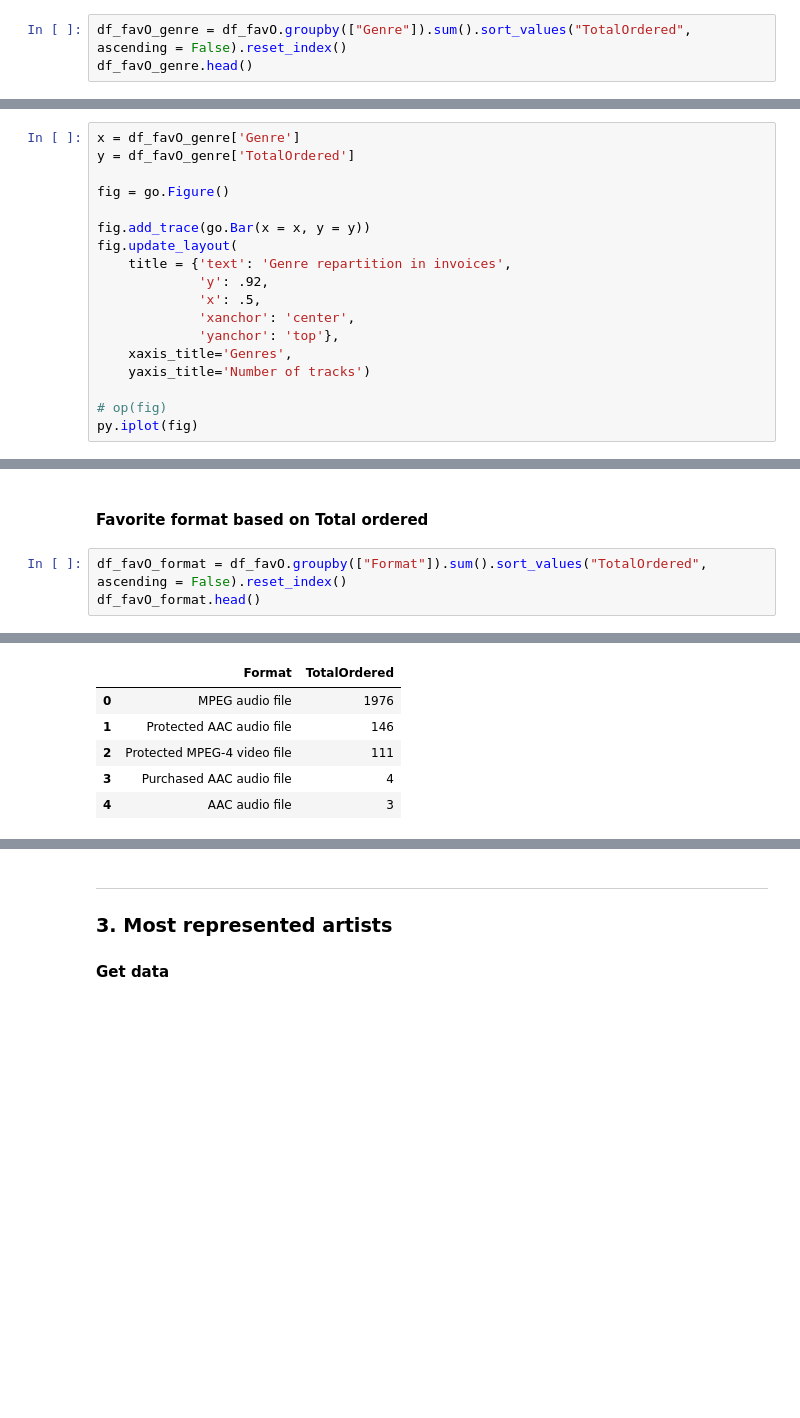
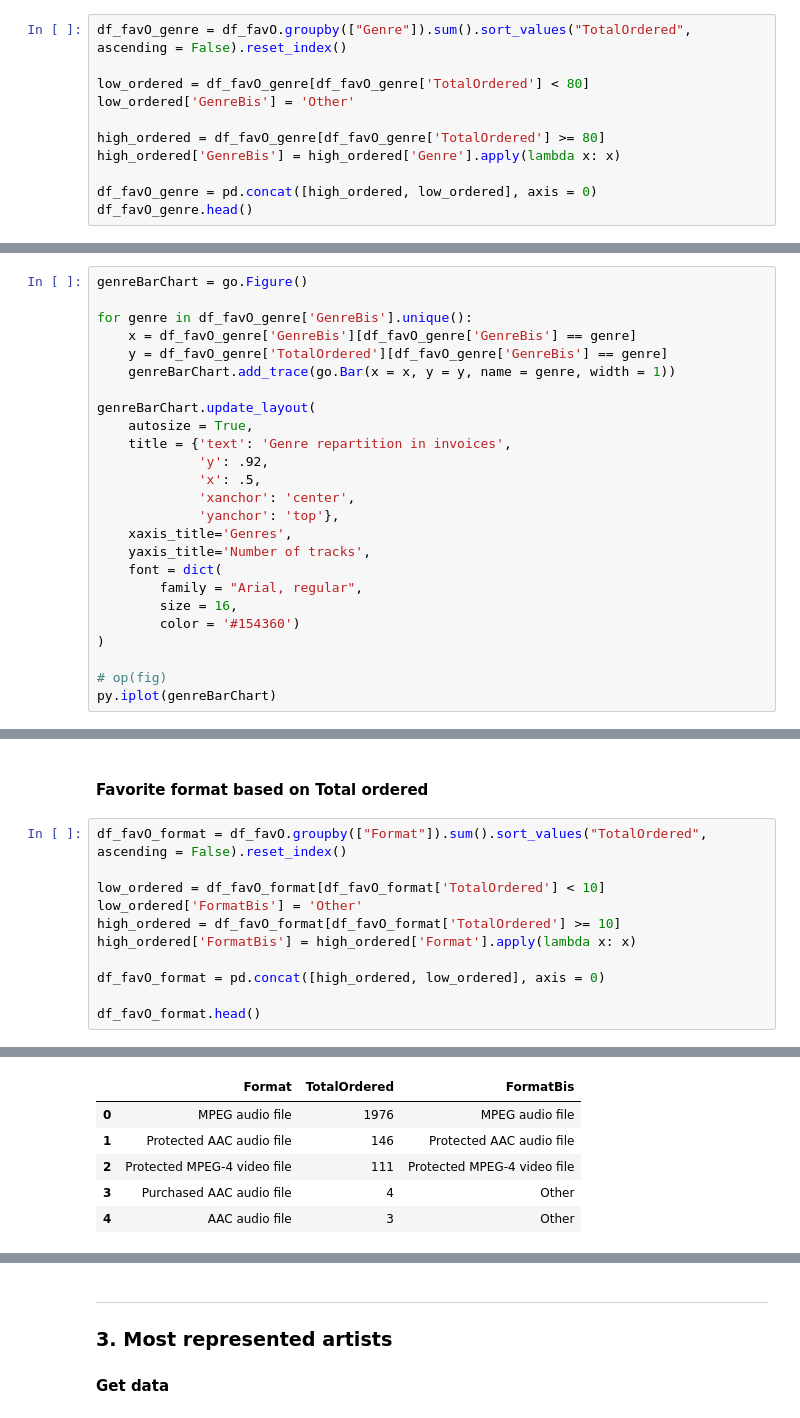
Before and after one commit to h4r1c0t/WildCodeSchool, a Jupyter notebook: Odyssey/Checkpoint/#4_Final/Sujet1/CP4_sujet1.ipynb, the cells around one changed output, grey strips where cells are left out. Drawn from its saved outputs; the diff is of its cells as text; blank space fills up the shorter version.

```diff
--- a/Odyssey/Checkpoint/#4_Final/Sujet1/CP4_sujet1.ipynb
+++ b/Odyssey/Checkpoint/#4_Final/Sujet1/CP4_sujet1.ipynb
@@ -365,5 +366,13 @@ df_favO = pd.read_sql(query, conn)
 #### Favorite **genre** based on Total ordered
 # %%
 df_favO_genre = df_favO.groupby(["Genre"]).sum().sort_values("TotalOrdered", ascending = False).reset_index()
+
+low_ordered = df_favO_genre[df_favO_genre['TotalOrdered'] < 80]
+low_ordered['GenreBis'] = 'Other'
+
+high_ordered = df_favO_genre[df_favO_genre['TotalOrdered'] >= 80]
+high_ordered['GenreBis'] = high_ordered['Genre'].apply(lambda x: x)
+
+df_favO_genre = pd.concat([high_ordered, low_ordered], axis = 0)
 df_favO_genre.head()
 # %% [output]
@@ -376,23 +396,30 @@ df_favO_genre.head()
 # %% [markdown]
 ##### BarChart
 # %%
-x = df_favO_genre['Genre']
-y = df_favO_genre['TotalOrdered']
+genreBarChart = go.Figure()
 
-fig = go.Figure()
+for genre in df_favO_genre['GenreBis'].unique():
+    x = df_favO_genre['GenreBis'][df_favO_genre['GenreBis'] == genre]
+    y = df_favO_genre['TotalOrdered'][df_favO_genre['GenreBis'] == genre]
+    genreBarChart.add_trace(go.Bar(x = x, y = y, name = genre, width = 1))
 
-fig.add_trace(go.Bar(x = x, y = y))
-fig.update_layout(
+genreBarChart.update_layout(
+    autosize = True,
     title = {'text': 'Genre repartition in invoices',
              'y': .92,
              'x': .5,
              'xanchor': 'center',
              'yanchor': 'top'},
     xaxis_title='Genres',
-    yaxis_title='Number of tracks')
+    yaxis_title='Number of tracks',
+    font = dict(
+        family = "Arial, regular",
+        size = 16,
+        color = '#154360')
+)
 
 # op(fig)
-py.iplot(fig)
+py.iplot(genreBarChart)
 # %% [output]
 [interactive output not drawn]
 # %% [markdown]
@@ -419,5 +452,13 @@ py.iplot(fig)
 #### Favorite **format** based on Total ordered
 # %%
 df_favO_format = df_favO.groupby(["Format"]).sum().sort_values("TotalOrdered", ascending = False).reset_index()
+
+low_ordered = df_favO_format[df_favO_format['TotalOrdered'] < 10]
+low_ordered['FormatBis'] = 'Other'
+high_ordered = df_favO_format[df_favO_format['TotalOrdered'] >= 10]
+high_ordered['FormatBis'] = high_ordered['Format'].apply(lambda x: x)
+
+df_favO_format = pd.concat([high_ordered, low_ordered], axis = 0)
+
 df_favO_format.head()
 # %% [output]
@@ -424,7 +476,7 @@ df_favO_format.head()
-|  | Format | TotalOrdered |
-| 0 | MPEG audio file | 1976 |
-| 1 | Protected AAC audio file | 146 |
-| 2 | Protected MPEG-4 video file | 111 |
-| 3 | Purchased AAC audio file | 4 |
-| 4 | AAC audio file | 3 |
+|  | Format | TotalOrdered | FormatBis |
+| 0 | MPEG audio file | 1976 | MPEG audio file |
+| 1 | Protected AAC audio file | 146 | Protected AAC audio file |
+| 2 | Protected MPEG-4 video file | 111 | Protected MPEG-4 video file |
+| 3 | Purchased AAC audio file | 4 | Other |
+| 4 | AAC audio file | 3 | Other |
 # %%
```
Also changed, not shown: parts of 18 cells of this notebook, 14 other files.
